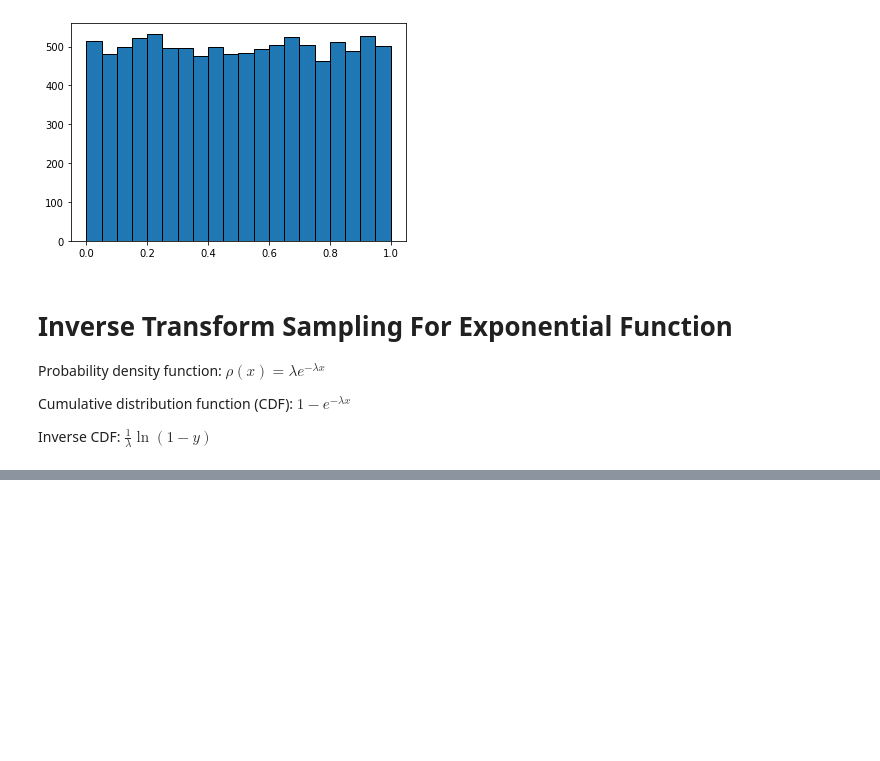
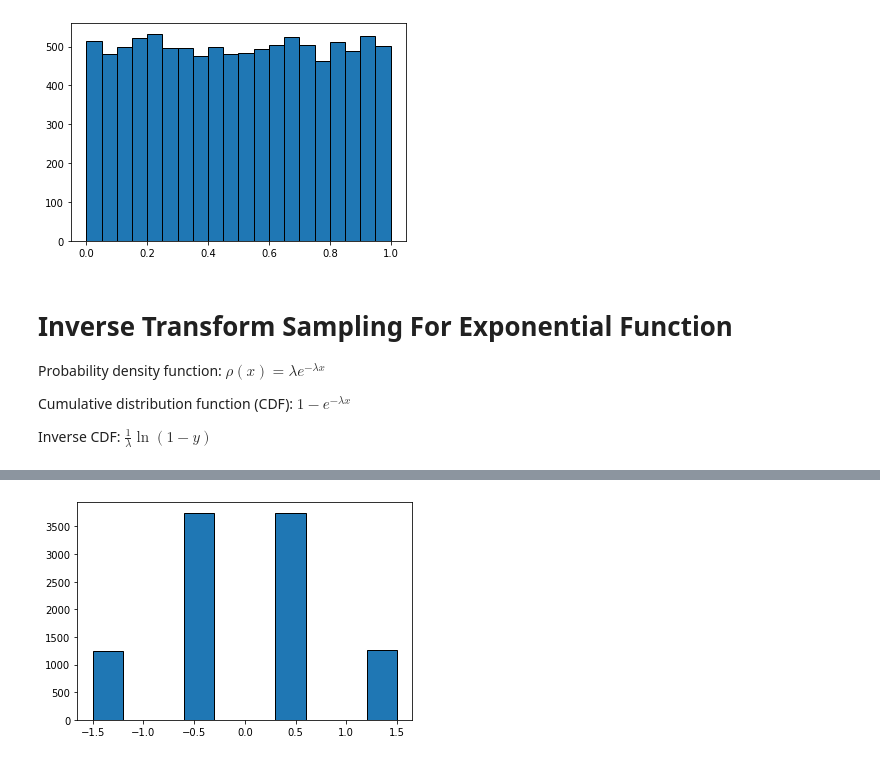
Before and after one commit to FyzHsn/random_walk, a Jupyter notebook: pseudorandom_number_generation.ipynb, the cells around one changed output, grey strips where cells are left out. Cells and saved outputs as stored; diff of their text form; code cells hidden in the pictures; blank space fills up the shorter version.

```diff
--- a/pseudorandom_number_generation.ipynb
+++ b/pseudorandom_number_generation.ipynb
@@ -54,0 +61,16 @@ coin_toss = [icdf_coin(y) for y in unif_nums]
+# %%
+def three_coins(y):
+    if y >= 0 and y < 0.125:
+        return -1.5
+    elif y >= 0.125 and y < 0.5:
+        return -0.5
+    elif y >= 0.5 and y < 0.875:
+        return 0.5
+    else:
+        return 1.5
+
+coin_toss = [three_coins(y) for y in unif_nums]
+plt.hist(coin_toss, edgecolor='black', align='mid')
+plt.show()
+# %% [output]
+[figure, added]
```
Also changed, not shown: parts of 25 cells of this notebook, 1 other file.
